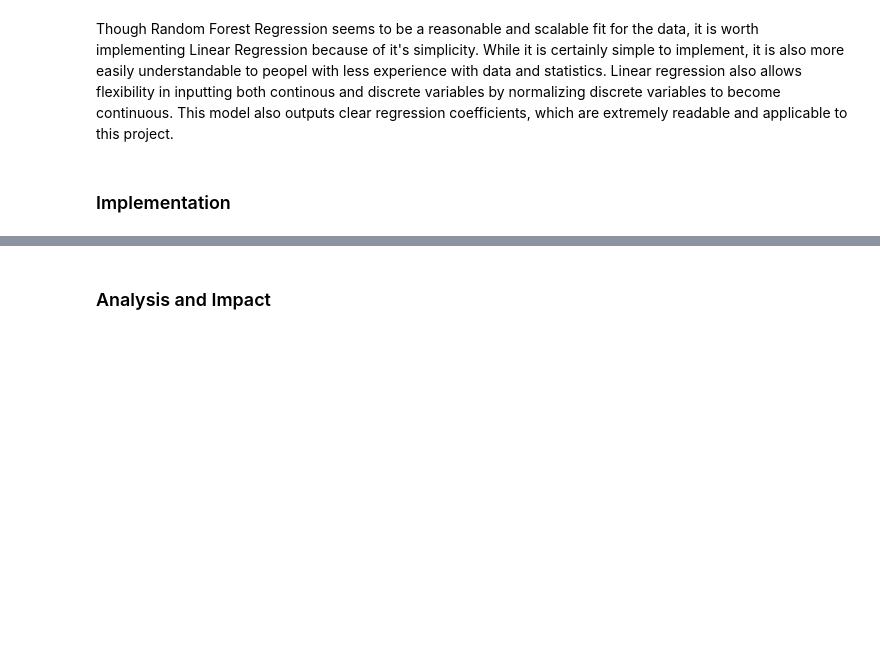
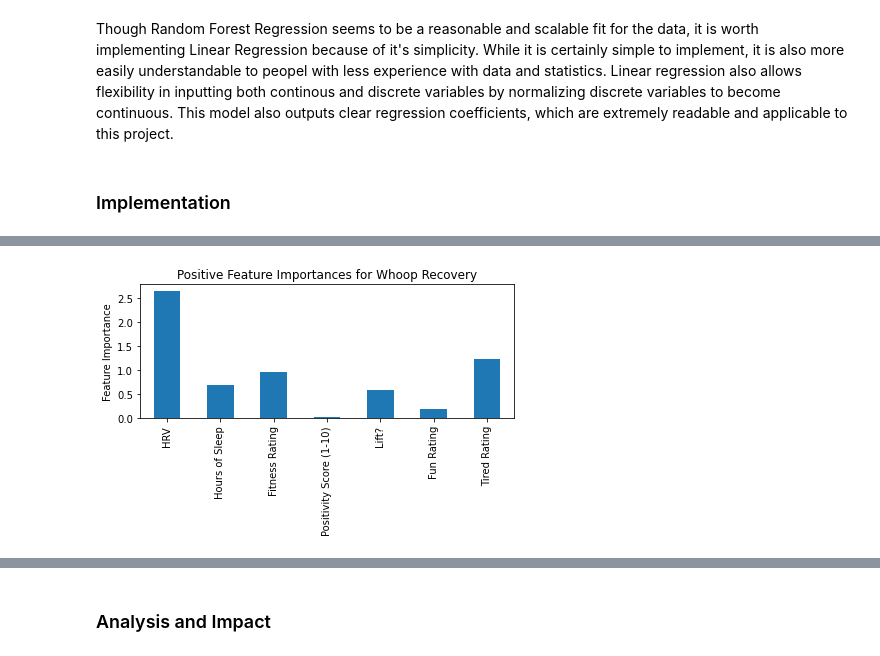
Before and after one commit to guldberg8/2022-Wellness, a Jupyter notebook: 2022 Wellness Tracking.ipynb, the cells around one changed output, grey strips where cells are left out. Saved outputs shown, nothing was run; the diff lists cells and outputs as text; code cells hidden in the pictures; blank space fills up the shorter version.

```diff
--- a/2022 Wellness Tracking.ipynb
+++ b/2022 Wellness Tracking.ipynb
@@ -182,6 +214,12 @@ r2_score(y_pred, y_test)
 feature_titles = X_train.columns
 reg_coef = regr.coef_
 # %%
+pos_features_with_coef = {}
+neg_features_with_coef = {}
 for i in range(len(feature_titles)):
+    if reg_coef[i] > 0:
+        pos_features_with_coef[feature_titles[i]] = round(reg_coef[i], 2)
+    elif reg_coef[i] < 0:
+        neg_features_with_coef[feature_titles[i]] = round(-1*reg_coef[i], 2)
     print(f'{feature_titles[i]}: {round(reg_coef[i], 2)}')
 # %% [output]
@@ -193,0 +243,10 @@ CBD (mg): 0.0
+# %%
+pos_imp = pd.Series(pos_features_with_coef.values(), index=pos_features_with_coef.keys())
+
+fig, ax = plt.subplots()
+pos_imp.plot.bar(ax=ax)
+ax.set_title(f"Positive Feature Importances for {target}")
+ax.set_ylabel("Feature Importance")
+fig.tight_layout()
+# %% [output]
+[figure, added]
```
Also changed, not shown: parts of 18 cells of this notebook, 10 other files.
